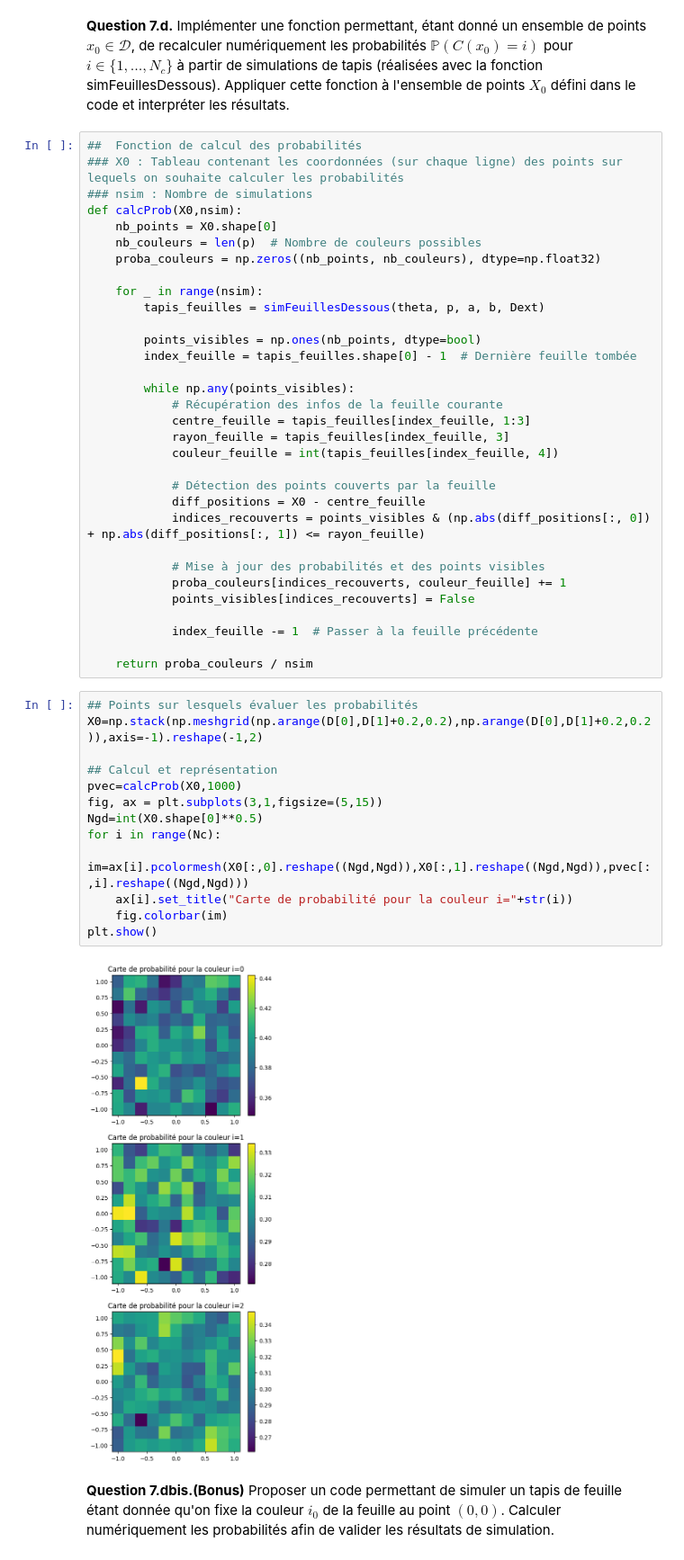
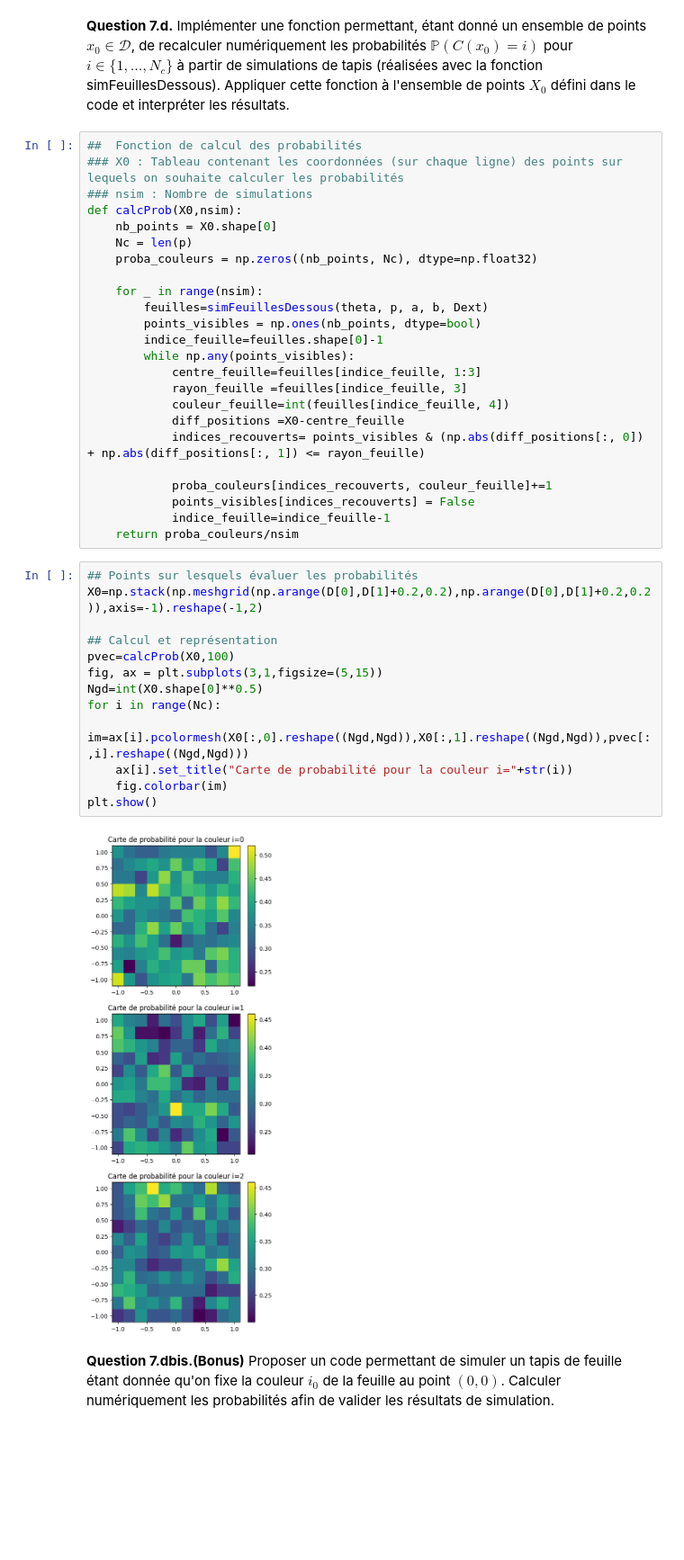
Before and after one commit to CortoBeck/Projet_Info_Proba, a Jupyter notebook: PN_Probas_24-25_VF.ipynb, the cells around one changed output. Shown at 90% size. Drawn from its saved outputs; the diff is of its cells as text; blank space fills up the shorter version.

Commit message:
carte de probabilités

```diff
--- a/PN_Probas_24-25_VF.ipynb
+++ b/PN_Probas_24-25_VF.ipynb
@@ -906,47 +906,39 @@ $$P(C(x_0)=i)=\frac{p_i r_i^2}{\sum_{j=1}^{N_c} p_jr_j^2}$$
 ### nsim : Nombre de simulations
 def calcProb(X0,nsim):
     nb_points = X0.shape[0]
-    nb_couleurs = len(p)  # Nombre de couleurs possibles
-    proba_couleurs = np.zeros((nb_points, nb_couleurs), dtype=np.float32)
+    Nc = len(p)
+    proba_couleurs = np.zeros((nb_points, Nc), dtype=np.float32)
 
     for _ in range(nsim):
-        tapis_feuilles = simFeuillesDessous(theta, p, a, b, Dext)
+        feuilles=simFeuillesDessous(theta, p, a, b, Dext)
+        points_visibles = np.ones(nb_points, dtype=bool)
+        indice_feuille=feuilles.shape[0]-1
+        while np.any(points_visibles):
+            centre_feuille=feuilles[indice_feuille, 1:3]
+            rayon_feuille =feuilles[indice_feuille, 3]
+            couleur_feuille=int(feuilles[indice_feuille, 4])
+            diff_positions =X0-centre_feuille
+            indices_recouverts= points_visibles & (np.abs(diff_positions[:, 0]) + np.abs(diff_positions[:, 1]) <= rayon_feuille)
 
-        points_visibles = np.ones(nb_points, dtype=bool)
-        index_feuille = tapis_feuilles.shape[0] - 1  # Dernière feuille tombée
-
-        while np.any(points_visibles):
-            # Récupération des infos de la feuille courante
-            centre_feuille = tapis_feuilles[index_feuille, 1:3]
-            rayon_feuille = tapis_feuilles[index_feuille, 3]
-            couleur_feuille = int(tapis_feuilles[index_feuille, 4])
-
-            # Détection des points couverts par la feuille
-            diff_positions = X0 - centre_feuille
-            indices_recouverts = points_visibles & (np.abs(diff_positions[:, 0]) + np.abs(diff_positions[:, 1]) <= rayon_feuille)
-
-            # Mise à jour des probabilités et des points visibles
-            proba_couleurs[indices_recouverts, couleur_feuille] += 1
+            proba_couleurs[indices_recouverts, couleur_feuille]+=1
             points_visibles[indices_recouverts] = False
-
-            index_feuille -= 1  # Passer à la feuille précédente
-
-    return proba_couleurs / nsim
+            indice_feuille=indice_feuille-1
+    return proba_couleurs/nsim
 # %%
 ## Points sur lesquels évaluer les probabilités
 X0=np.stack(np.meshgrid(np.arange(D[0],D[1]+0.2,0.2),np.arange(D[0],D[1]+0.2,0.2)),axis=-1).reshape(-1,2)
 
 ## Calcul et représentation
-pvec=calcProb(X0,1000)
+pvec=calcProb(X0,100)
 fig, ax = plt.subplots(3,1,figsize=(5,15))
 Ngd=int(X0.shape[0]**0.5)
 for i in range(Nc):
     im=ax[i].pcolormesh(X0[:,0].reshape((Ngd,Ngd)),X0[:,1].reshape((Ngd,Ngd)),pvec[:,i].reshape((Ngd,Ngd)))
     ax[i].set_title("Carte de probabilité pour la couleur i="+str(i))
     fig.colorbar(im)
 plt.show()
 # %% [output]
-[figure, old version]
+[figure, new version]
 # %% [markdown]
 **Question 7.dbis.(Bonus)** Proposer un code permettant de simuler un tapis de feuille étant donnée qu'on fixe la couleur $i_0$ de la feuille au point $(0,0)$. Calculer numériquement les probabilités afin de valider les résultats de simulation.
 # %%
```
